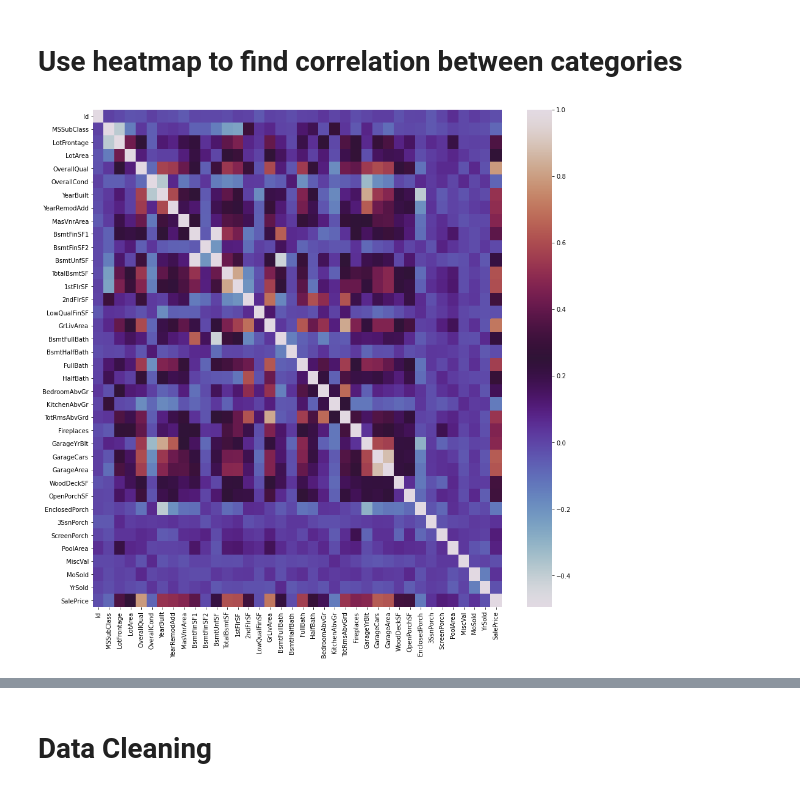
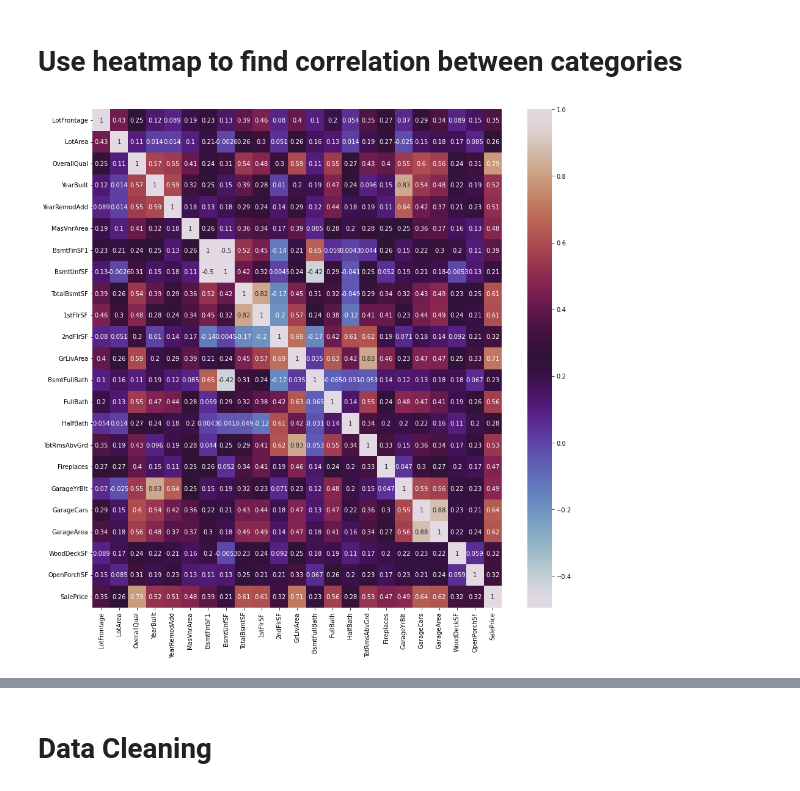
Before and after one commit to JacopoFidelio/ML-Group-8, a Jupyter notebook: Assignement 2.ipynb, the cells around one changed output, grey strips where cells are left out. Saved outputs shown, nothing was run; the diff lists cells and outputs as text; code cells hidden in the pictures.

Commit message:
Added more visualisation

```diff
--- a/Assignement 2.ipynb
+++ b/Assignement 2.ipynb
@@ -134,8 +134,11 @@ test.shape
 # %%
 import seaborn as sns
 import matplotlib.pylab as plt
 plt.figure(figsize=(15,15))
-sns.heatmap(train.corr(), cmap = 'twilight')
+cleaned_data = train.corr().index[abs(train.corr()['SalePrice'])>0.2] #Removes correlation values lower than 0.2
+sns.heatmap(train[cleaned_data].corr(), cmap = 'twilight', annot=True)
 plt.show()
+
+#change SalePrice to HouseTotalSF when running single cell
 # %% [output]
-[figure, old version]
+[figure, new version]
```
Also changed, not shown: parts of 10 cells of this notebook.
